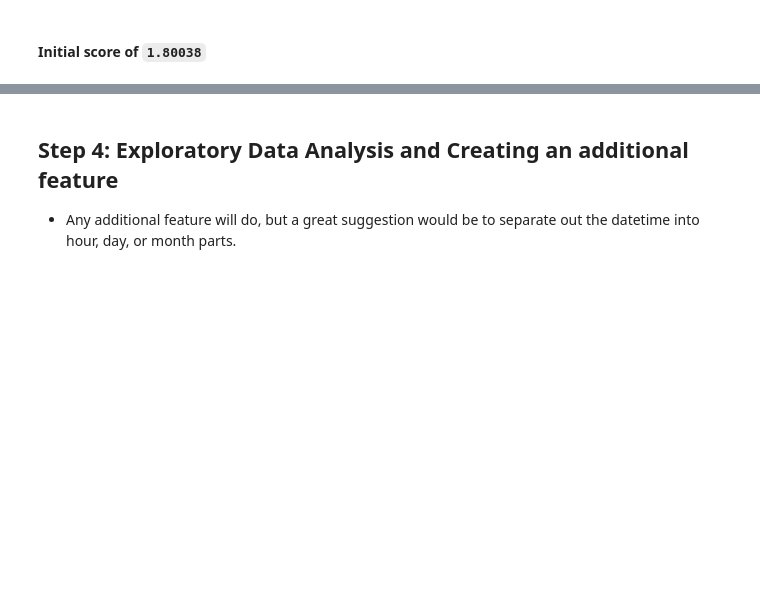
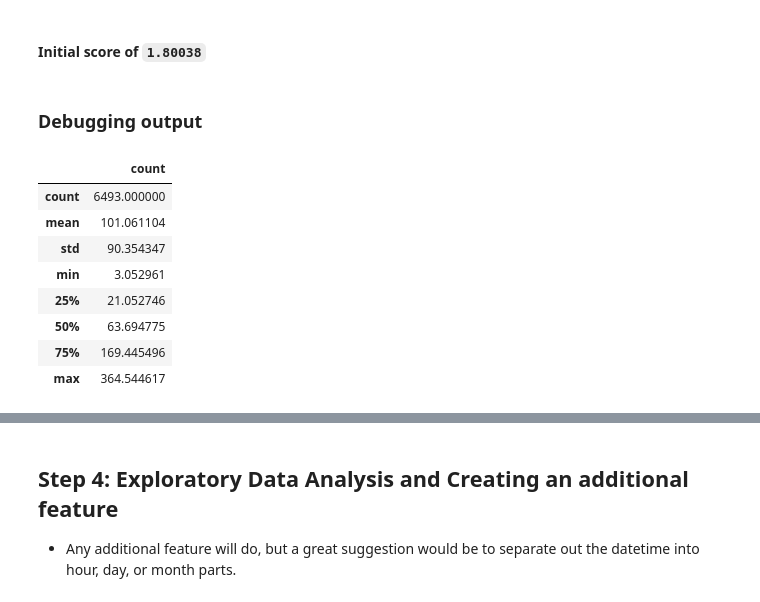
Before and after one commit to tjhorton/bike-share-forecast-project, a Jupyter notebook: project-template.ipynb, the cells around one changed output, grey strips where cells are left out. Cells and saved outputs as stored; diff of their text form; code cells hidden in the pictures; blank space fills up the shorter version.

Commit message:
replace with version 2 with debugging output

```diff
--- a/project-template.ipynb
+++ b/project-template.ipynb
@@ -286,2 +286,17 @@ submission_new_features.csv  2022-05-18 00:44:31  new features
 # %% [markdown]
 #### Initial score of `1.80038`
+# %% [markdown]
+### Debugging output
+# %%
+## requested output
+submission.describe()
+# %% [output]
+|  | count |
+| count | 6493.000000 |
+| mean | 101.061104 |
+| std | 90.354347 |
+| min | 3.052961 |
+| 25% | 21.052746 |
+| 50% | 63.694775 |
+| 75% | 169.445496 |
+| max | 364.544617 |
```
Also changed, not shown: parts of 21 cells of this notebook, 1 other file.
